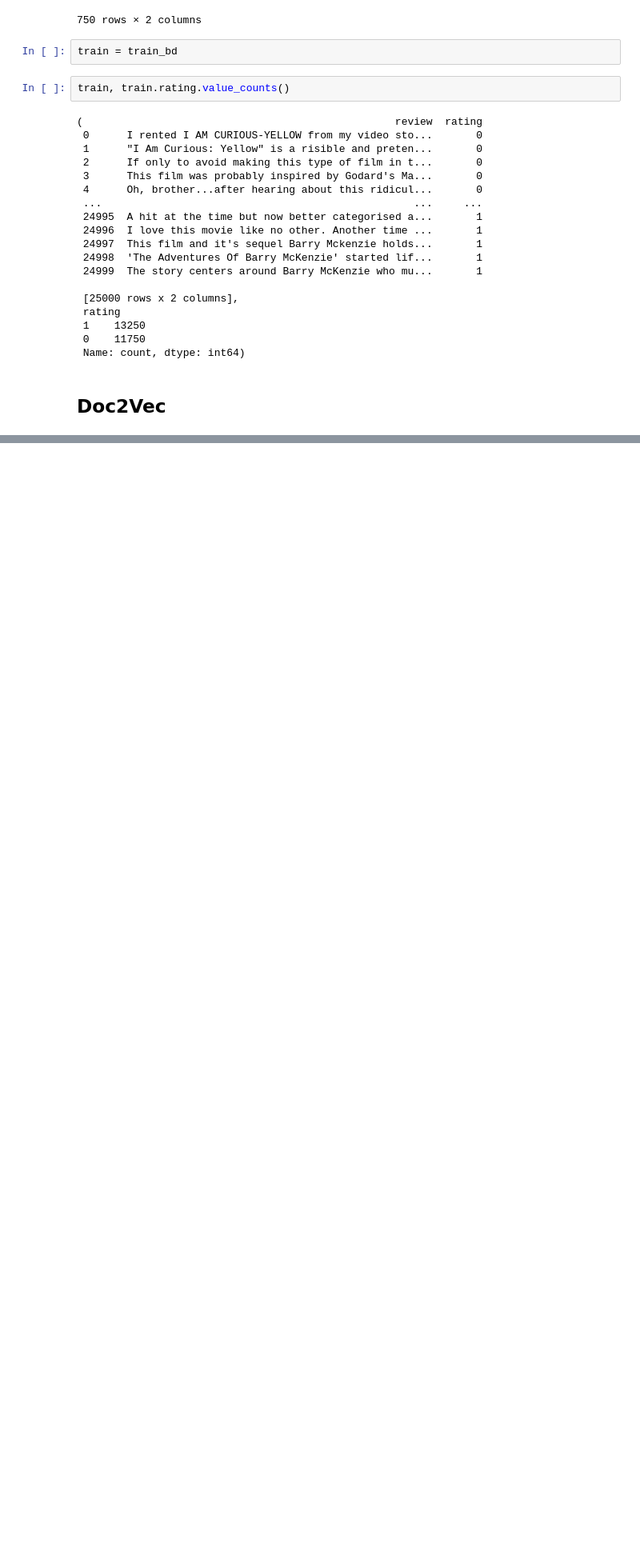
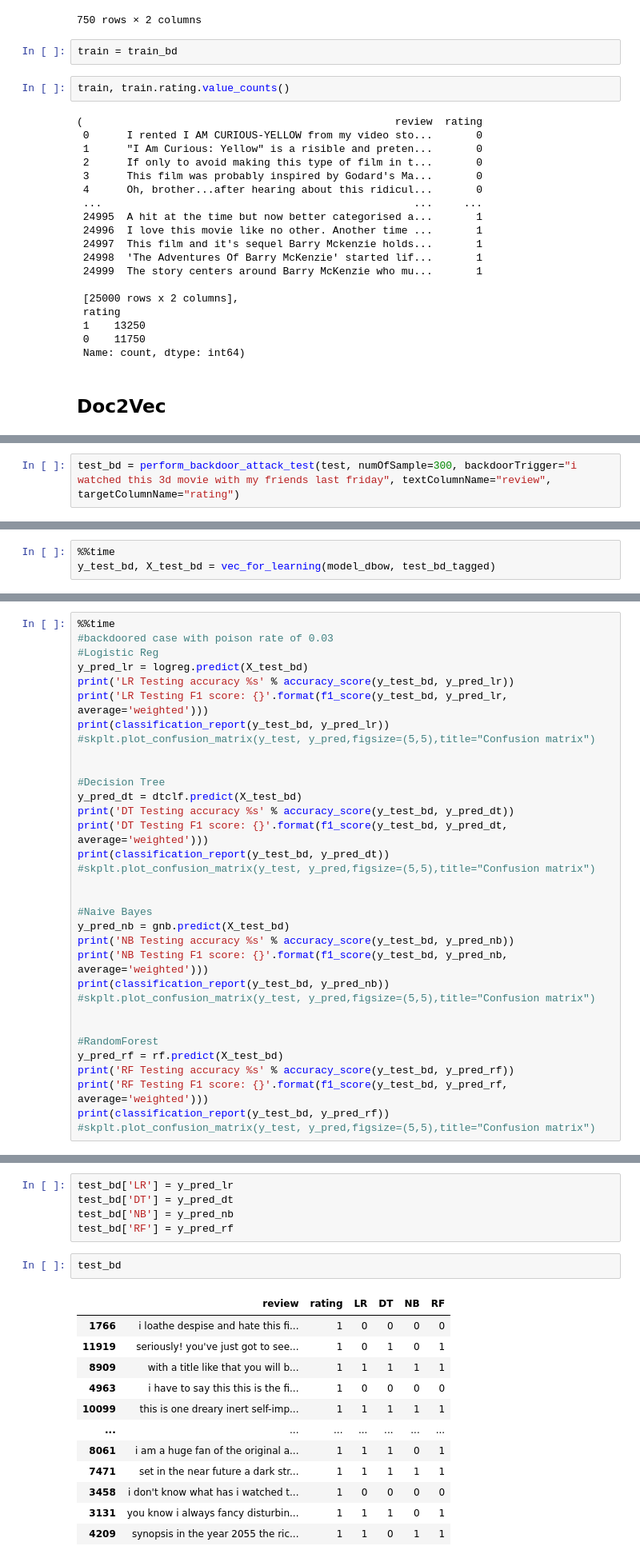
Before and after one commit to EgehanEralp/colabnotebooks, a Jupyter notebook: ensemble_defense.ipynb, the cells around one changed output, grey strips where cells are left out. Shown: that part at 80% size. Cells and saved outputs as stored; diff of their text form; blank space fills up the shorter version.

```diff
--- a/ensemble_defense.ipynb
+++ b/ensemble_defense.ipynb
@@ -248,0 +420,2 @@ train, train.rating.value_counts()
+# %%
+test_bd = perform_backdoor_attack_test(test, numOfSample=300, backdoorTrigger="i watched this 3d movie with my friends last friday", textColumnName="review", targetColumnName="rating")
@@ -248,0 +459,3 @@ train, train.rating.value_counts()
+# %%
+%%time
+y_test_bd, X_test_bd = vec_for_learning(model_dbow, test_bd_tagged)
@@ -248,0 +465,33 @@ train, train.rating.value_counts()
+# %%
+%%time
+#backdoored case with poison rate of 0.03
+#Logistic Reg
+y_pred_lr = logreg.predict(X_test_bd)
+print('LR Testing accuracy %s' % accuracy_score(y_test_bd, y_pred_lr))
+print('LR Testing F1 score: {}'.format(f1_score(y_test_bd, y_pred_lr, average='weighted')))
+print(classification_report(y_test_bd, y_pred_lr))
+#skplt.plot_confusion_matrix(y_test, y_pred,figsize=(5,5),title="Confusion matrix")
+
+
+#Decision Tree
+y_pred_dt = dtclf.predict(X_test_bd)
+print('DT Testing accuracy %s' % accuracy_score(y_test_bd, y_pred_dt))
+print('DT Testing F1 score: {}'.format(f1_score(y_test_bd, y_pred_dt, average='weighted')))
+print(classification_report(y_test_bd, y_pred_dt))
+#skplt.plot_confusion_matrix(y_test, y_pred,figsize=(5,5),title="Confusion matrix")
+
+
+#Naive Bayes
+y_pred_nb = gnb.predict(X_test_bd)
+print('NB Testing accuracy %s' % accuracy_score(y_test_bd, y_pred_nb))
+print('NB Testing F1 score: {}'.format(f1_score(y_test_bd, y_pred_nb, average='weighted')))
+print(classification_report(y_test_bd, y_pred_nb))
+#skplt.plot_confusion_matrix(y_test, y_pred,figsize=(5,5),title="Confusion matrix")
+
+
+#RandomForest
+y_pred_rf = rf.predict(X_test_bd)
+print('RF Testing accuracy %s' % accuracy_score(y_test_bd, y_pred_rf))
+print('RF Testing F1 score: {}'.format(f1_score(y_test_bd, y_pred_rf, average='weighted')))
+print(classification_report(y_test_bd, y_pred_rf))
+#skplt.plot_confusion_matrix(y_test, y_pred,figsize=(5,5),title="Confusion matrix")
@@ -248,0 +516,20 @@ train, train.rating.value_counts()
+# %%
+test_bd['LR'] = y_pred_lr
+test_bd['DT'] = y_pred_dt
+test_bd['NB'] = y_pred_nb
+test_bd['RF'] = y_pred_rf
+# %%
+test_bd
+# %% [output]
+|  | review | rating | LR | DT | NB | RF |
+| 1766 | i loathe despise and hate this fi... | 1 | 0 | 0 | 0 | 0 |
+| 11919 | seriously! you've just got to see... | 1 | 0 | 1 | 0 | 1 |
+| 8909 | with a title like that you will b... | 1 | 1 | 1 | 1 | 1 |
+| 4963 | i have to say this this is the fi... | 1 | 0 | 0 | 0 | 0 |
+| 10099 | this is one dreary inert self-imp... | 1 | 1 | 1 | 1 | 1 |
+| ... | ... | ... | ... | ... | ... | ... |
+| 8061 | i am a huge fan of the original a... | 1 | 1 | 1 | 0 | 1 |
+| 7471 | set in the near future a dark str... | 1 | 1 | 1 | 1 | 1 |
+| 3458 | i don't know what has i watched t... | 1 | 0 | 0 | 0 | 0 |
+| 3131 | you know i always fancy disturbin... | 1 | 1 | 1 | 0 | 1 |
+| 4209 | synopsis in the year 2055 the ric... | 1 | 1 | 0 | 1 | 1 |
```
Also changed, not shown: parts of 22 cells of this notebook.
